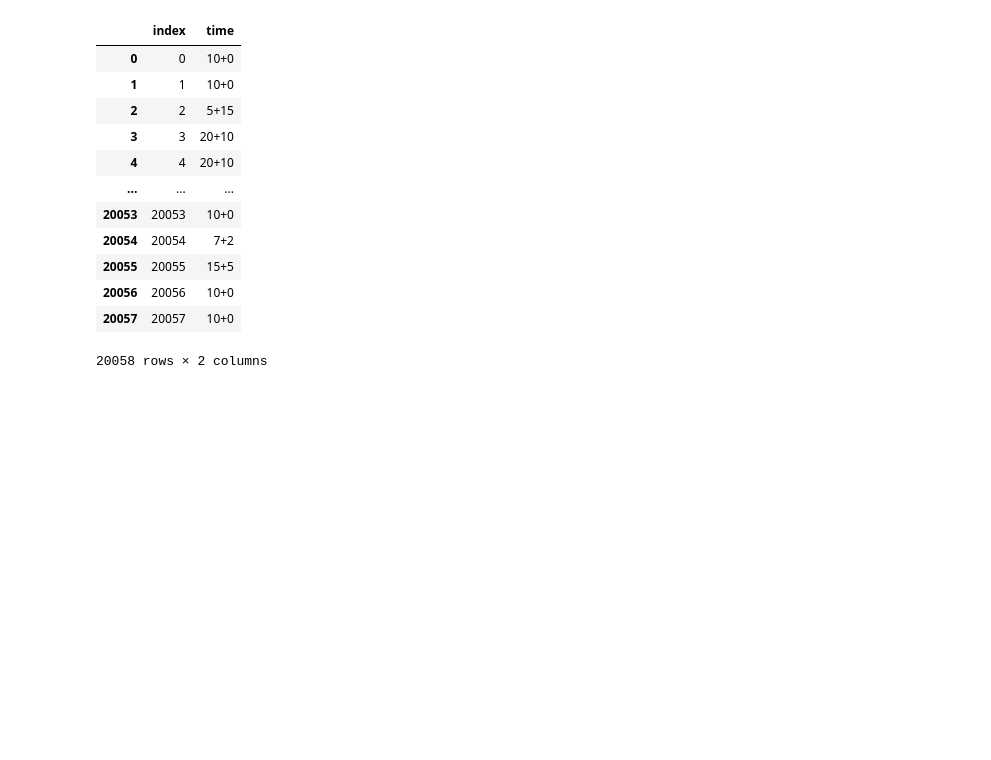
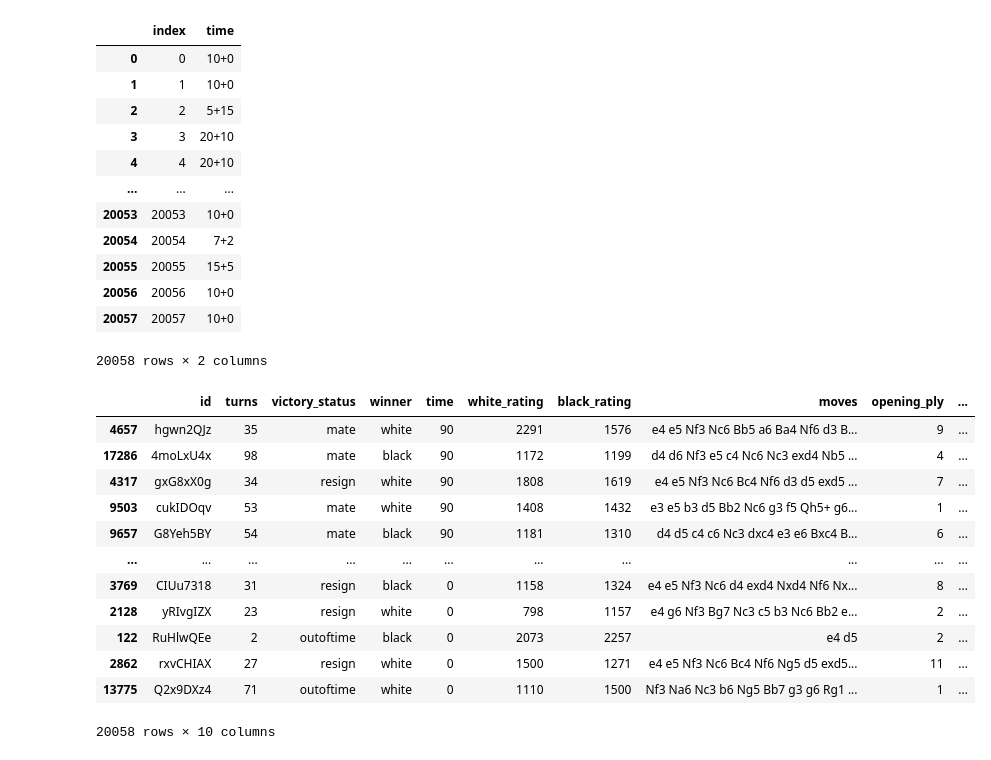
Before and after one commit to data301-2020-winter1/course-project-group_6025, a Jupyter notebook: analysis/Robiian1989/Milestone 2.ipynb, the cells around one changed output. Saved outputs shown, nothing was run; the diff lists cells and outputs as text; code cells hidden in the pictures; blank space fills up the shorter version.

```diff
--- a/analysis/Robiian1989/Milestone 2.ipynb
+++ b/analysis/Robiian1989/Milestone 2.ipynb
@@ -162,9 +171,24 @@ df_time
 # %%
 #eliminate the seconds in the 'time' column:
 
 df_matchtime= df1.iloc[:,]
 
 for i in range(len(df1)):
     df1.iloc[i,4] = df1.iloc[i,4].split('+')[0]
+df_matchtime.sort_values(['time'],ascending=False)
+# %% [output]
+|  | id | turns | victory_status | winner | time | white_rating | black_rating | moves | opening_ply | ... |
+| 4657 | hgwn2QJz | 35 | mate | white | 90 | 2291 | 1576 | e4 e5 Nf3 Nc6 Bb5 a6 Ba4 Nf6 d3 B... | 9 | ... |
+| 17286 | 4moLxU4x | 98 | mate | black | 90 | 1172 | 1199 | d4 d6 Nf3 e5 c4 Nc6 Nc3 exd4 Nb5 ... | 4 | ... |
+| 4317 | gxG8xX0g | 34 | resign | white | 90 | 1808 | 1619 | e4 e5 Nf3 Nc6 Bc4 Nf6 d3 d5 exd5 ... | 7 | ... |
+| 9503 | cukIDOqv | 53 | mate | white | 90 | 1408 | 1432 | e3 e5 b3 d5 Bb2 Nc6 g3 f5 Qh5+ g6... | 1 | ... |
+| 9657 | G8Yeh5BY | 54 | mate | black | 90 | 1181 | 1310 | d4 d5 c4 c6 Nc3 dxc4 e3 e6 Bxc4 B... | 6 | ... |
+| ... | ... | ... | ... | ... | ... | ... | ... | ... | ... | ... |
+| 3769 | CIUu7318 | 31 | resign | black | 0 | 1158 | 1324 | e4 e5 Nf3 Nc6 d4 exd4 Nxd4 Nf6 Nx... | 8 | ... |
+| 2128 | yRIvgIZX | 23 | resign | white | 0 | 798 | 1157 | e4 g6 Nf3 Bg7 Nc3 c5 b3 Nc6 Bb2 e... | 2 | ... |
+| 122 | RuHlwQEe | 2 | outoftime | black | 0 | 2073 | 2257 | e4 d5 | 2 | ... |
+| 2862 | rxvCHIAX | 27 | resign | white | 0 | 1500 | 1271 | e4 e5 Nf3 Nc6 Bc4 Nf6 Ng5 d5 exd5... | 11 | ... |
+| 13775 | Q2x9DXz4 | 71 | outoftime | white | 0 | 1110 | 1500 | Nf3 Na6 Nc3 b6 Ng5 Bb7 g3 g6 Rg1 ... | 1 | ... |
+20058 rows × 10 columns
 # %%
 df_matchtime_fixed=pd.to_numeric(df_matchtime['time'])
```
Also changed, not shown: parts of 6 cells of this notebook, 7 other files.
